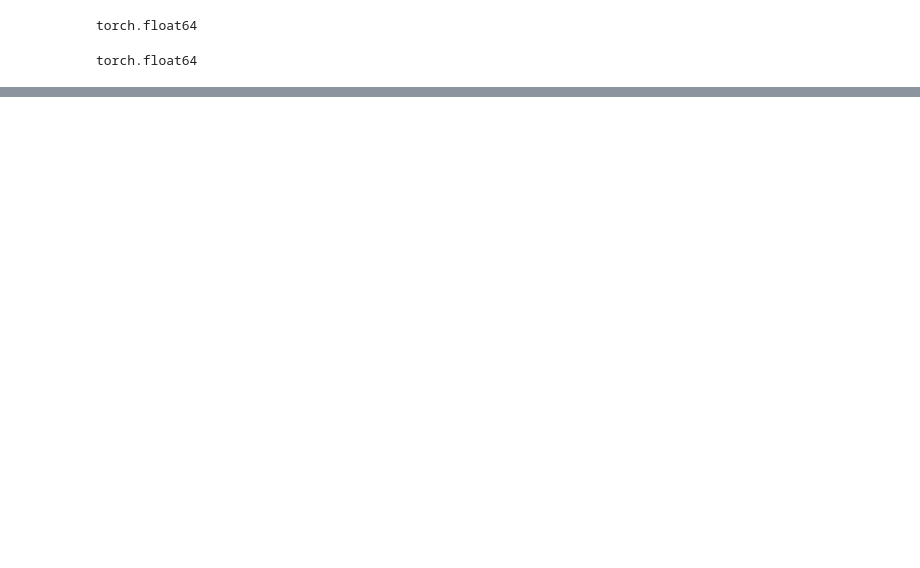
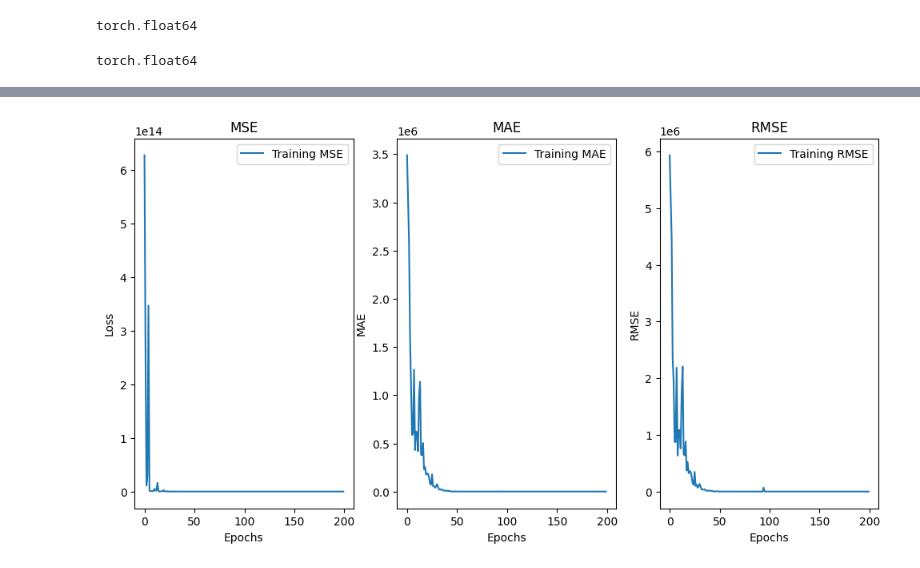
Before and after one commit to WYB929/2023_multicore_project, a Jupyter notebook: src/vanilla_net.ipynb, the cells around one changed output, grey strips where cells are left out. Cells and saved outputs as stored; diff of their text form; code cells hidden in the pictures; blank space fills up the shorter version.

```diff
--- a/src/vanilla_net.ipynb
+++ b/src/vanilla_net.ipynb
@@ -58,7 +59,7 @@ train_loader = DataLoader(train_dataset, batch_size=16, shuffle=True)
 val_loader = DataLoader(val_dataset, batch_size=16, shuffle=True)
 test_loader = DataLoader(test_dataset, batch_size=16, shuffle=False)
 # %%
-I = 26  # input feature
+I = 27  # input feature
 O = 1 # output result
 H = 64 # hidden unit
 # %%
@@ -96,19 +97,17 @@ def train(model, loader, optimizer):
         optimizer.step()
 
         loss_sum += loss.item()
-        pred_labels = torch.round(output)
-        correct += (pred_labels == targets).sum().item()
-        total += len(targets)
 
     avg_loss = loss_sum / len(loader)
-    accuracy = correct / total
-    print(f"Average loss: {avg_loss:.4f}, Accuracy: {accuracy:.4f}")
-    return avg_loss, accuracy
+    print(f"Train MSE loss: {avg_loss:.4f}")
+    return avg_loss
 # %%
 train_losses = []
-train_accs = []
+train_rmses = []
+train_maes = []
 val_losses = []
-val_accs = []
+val_rmses = []
+val_maes = []
 # %%
 #train
 for epoch in range(200):
@@ -141,23 +173,32 @@ KeyboardInterrupt: ignored
 # %%
-# train loss, accuracy
-fig, (ax1, ax2) = plt.subplots(1, 2, figsize=(12, 6))
+# train loss, mae, rmse
+fig, (ax1, ax2, ax3) = plt.subplots(1, 3, figsize=(12, 6))
 
-# plot the loss values
-ax1.plot(train_losses, label='Training Loss')
-ax1.set_title('Loss')
+# plot the MSE values
+ax1.plot(train_losses, label='Training MSE')
+ax1.set_title('MSE')
 ax1.set_xlabel('Epochs')
 ax1.set_ylabel('Loss')
 ax1.legend()
 
-# plot the accuracy values
-ax2.plot(train_accs, label='Training Accuracy')
-ax2.set_title('Accuracy')
+# plot the MAE values
+ax2.plot(train_maes, label='Training MAE')
+ax2.set_title('MAE')
 ax2.set_xlabel('Epochs')
-ax2.set_ylabel('Accuracy')
+ax2.set_ylabel('MAE')
 ax2.legend()
+
+# plot the RMSE values
+ax3.plot(train_rmses, label='Training RMSE')
+ax3.set_title('RMSE')
+ax3.set_xlabel('Epochs')
+ax3.set_ylabel('RMSE')
+ax3.legend()
 
 # show the plot
 plt.show()
+# %% [output]
+[figure, added]
 # %%
 # val loss, accuracy
 fig, (ax1, ax2) = plt.subplots(1, 2, figsize=(12, 6))
```
Also changed, not shown: parts of 4 cells of this notebook.
